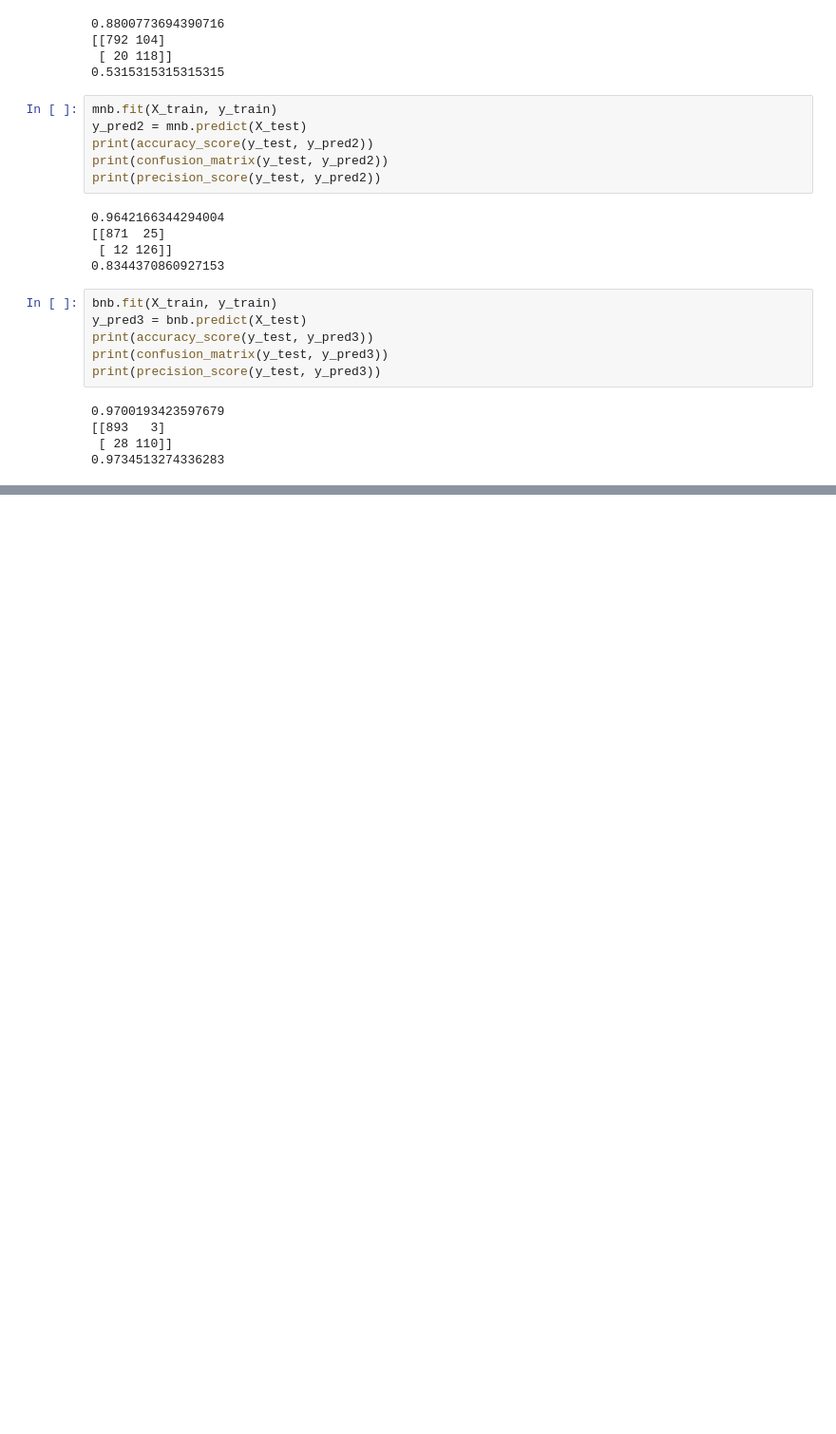
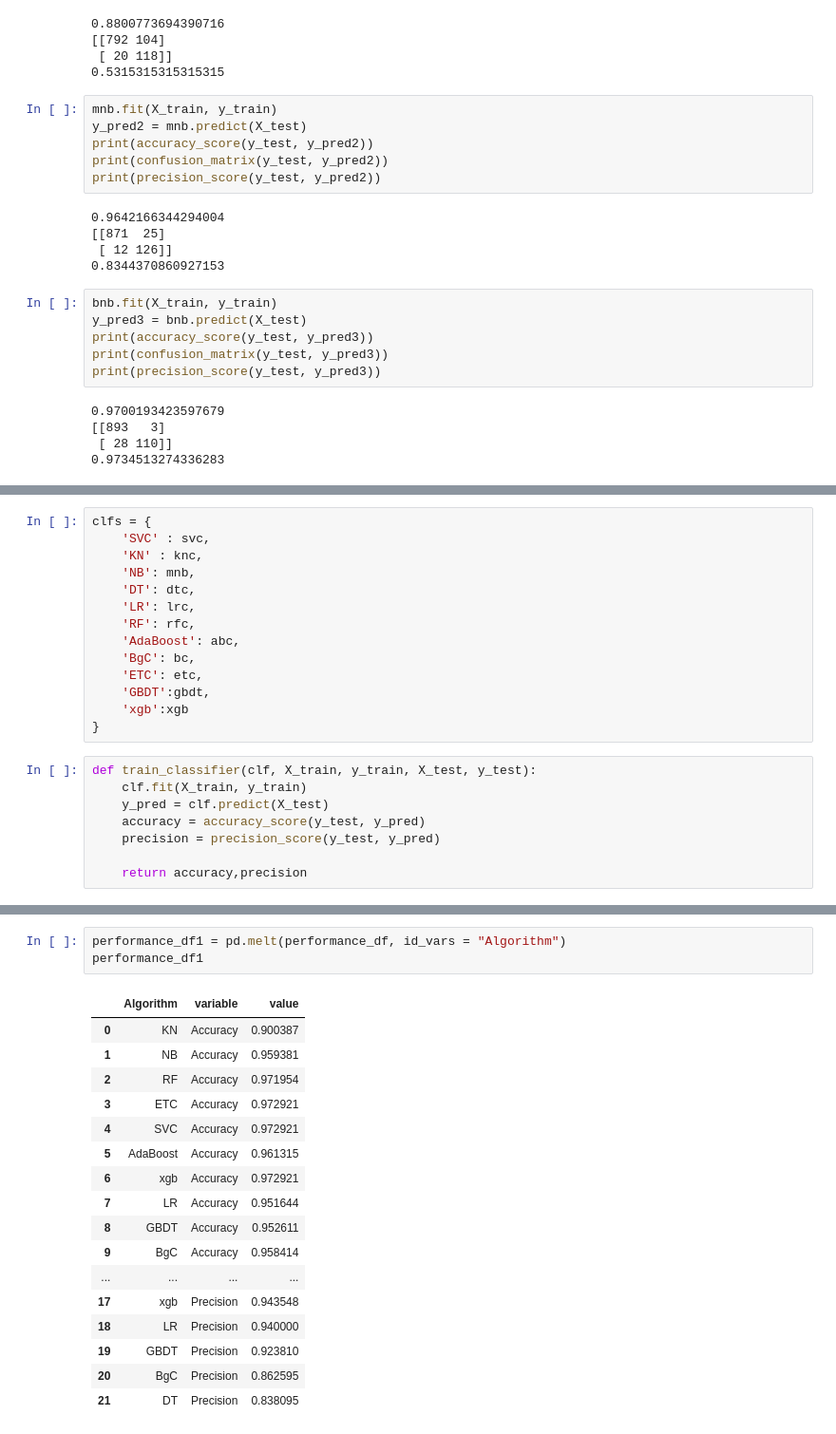
Before and after one commit to beatrizalmeidaf/hands-on-ml-projects, a Jupyter notebook: capitulo 3 - classificacao/spam_classifier.ipynb, the cells around one changed output, grey strips where cells are left out. Shown at 95% size. Drawn from its saved outputs; the diff is of its cells as text; blank space fills up the shorter version.

```diff
--- a/capitulo 3 - classificacao/spam_classifier.ipynb
+++ b/capitulo 3 - classificacao/spam_classifier.ipynb
@@ -503,0 +578,22 @@ print(precision_score(y_test, y_pred3))
+# %%
+clfs = {
+    'SVC' : svc,
+    'KN' : knc,
+    'NB': mnb,
+    'DT': dtc,
+    'LR': lrc,
+    'RF': rfc,
+    'AdaBoost': abc,
+    'BgC': bc,
+    'ETC': etc,
+    'GBDT':gbdt,
+    'xgb':xgb
+}
+# %%
+def train_classifier(clf, X_train, y_train, X_test, y_test):
+    clf.fit(X_train, y_train)
+    y_pred = clf.predict(X_test)
+    accuracy = accuracy_score(y_test, y_pred)
+    precision = precision_score(y_test, y_pred)
+
+    return accuracy,precision
@@ -503,0 +648,21 @@ print(precision_score(y_test, y_pred3))
+# %%
+performance_df1 = pd.melt(performance_df, id_vars = "Algorithm")
+performance_df1
+# %% [output]
+|  | Algorithm | variable | value |
+| 0 | KN | Accuracy | 0.900387 |
+| 1 | NB | Accuracy | 0.959381 |
+| 2 | RF | Accuracy | 0.971954 |
+| 3 | ETC | Accuracy | 0.972921 |
+| 4 | SVC | Accuracy | 0.972921 |
+| 5 | AdaBoost | Accuracy | 0.961315 |
+| 6 | xgb | Accuracy | 0.972921 |
+| 7 | LR | Accuracy | 0.951644 |
+| 8 | GBDT | Accuracy | 0.952611 |
+| 9 | BgC | Accuracy | 0.958414 |
+| ... | ... | ... | ... |
+| 17 | xgb | Precision | 0.943548 |
+| 18 | LR | Precision | 0.940000 |
+| 19 | GBDT | Precision | 0.923810 |
+| 20 | BgC | Precision | 0.862595 |
+| 21 | DT | Precision | 0.838095 |
```
Also changed, not shown: parts of 21 cells of this notebook.
